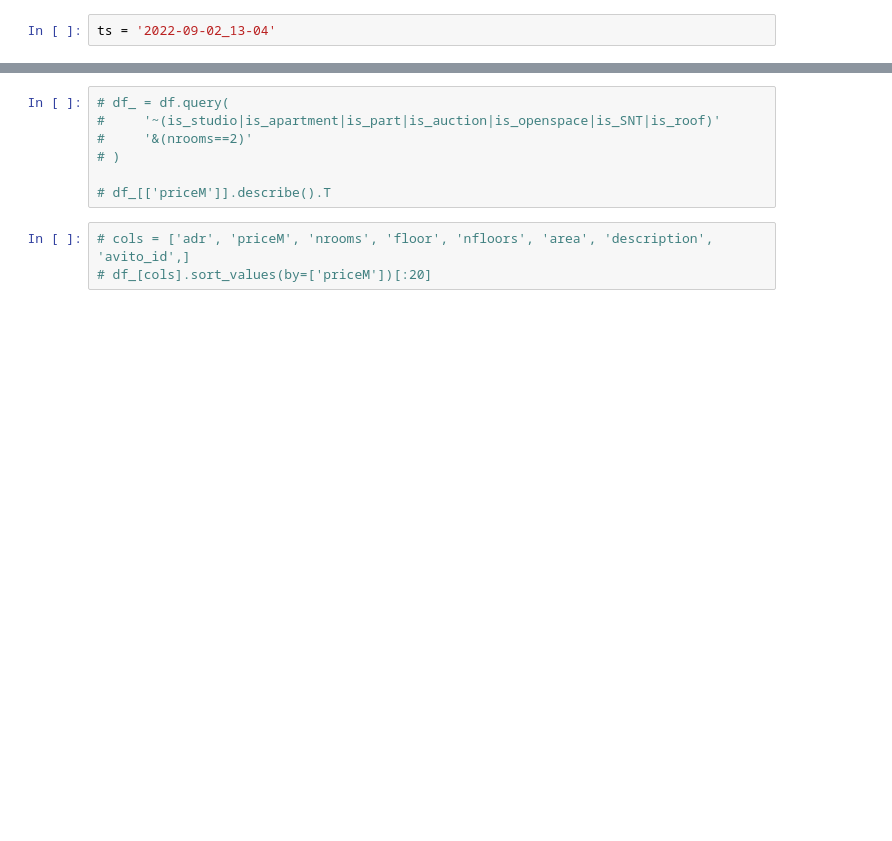
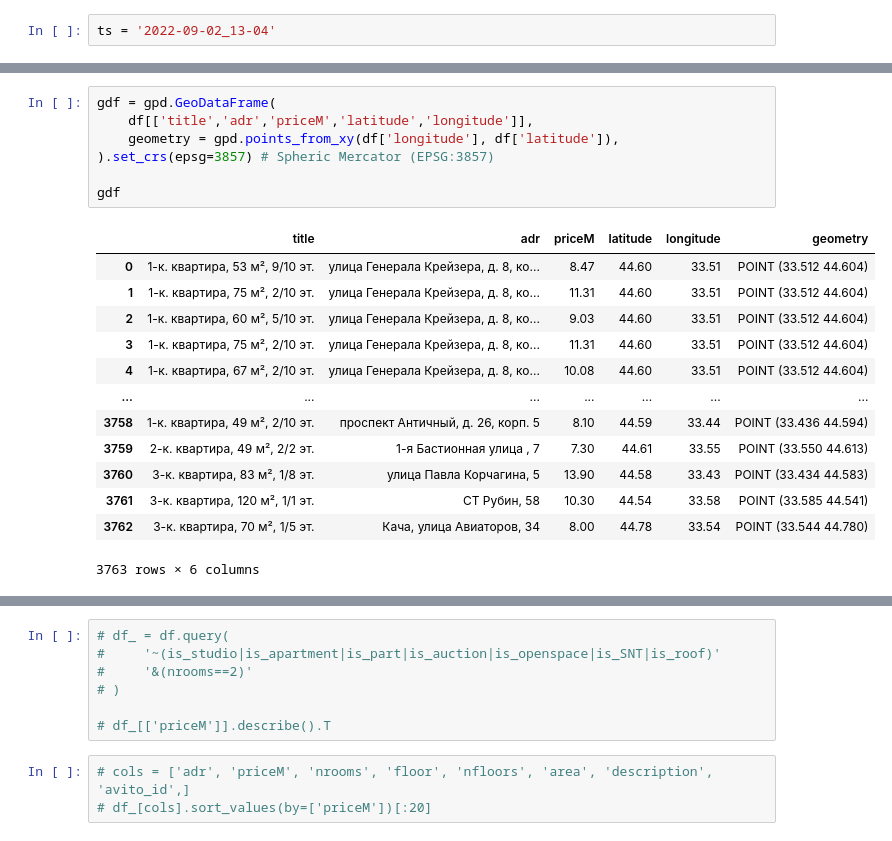
Before and after one commit to smechanoid/avito-parser, a Jupyter notebook: 03-analysis.ipynb, the cells around one changed output, grey strips where cells are left out. Cells and saved outputs as stored; diff of their text form; blank space fills up the shorter version.

```diff
--- a/03-analysis.ipynb
+++ b/03-analysis.ipynb
@@ -30,0 +27,21 @@ df.sample(3)[['title','adr','latitude','longitude','priceM']]
+# %%
+gdf = gpd.GeoDataFrame(
+    df[['title','adr','priceM','latitude','longitude']],
+    geometry = gpd.points_from_xy(df['longitude'], df['latitude']),
+).set_crs(epsg=3857) # Spheric Mercator (EPSG:3857)
+
+gdf
+# %% [output]
+|  | title | adr | priceM | latitude | longitude | geometry |
+| 0 | 1-к. квартира, 53 м², 9/10 эт. | улица Генерала Крейзера, д. 8, ко... | 8.47 | 44.60 | 33.51 | POINT (33.512 44.604) |
+| 1 | 1-к. квартира, 75 м², 2/10 эт. | улица Генерала Крейзера, д. 8, ко... | 11.31 | 44.60 | 33.51 | POINT (33.512 44.604) |
+| 2 | 1-к. квартира, 60 м², 5/10 эт. | улица Генерала Крейзера, д. 8, ко... | 9.03 | 44.60 | 33.51 | POINT (33.512 44.604) |
+| 3 | 1-к. квартира, 75 м², 2/10 эт. | улица Генерала Крейзера, д. 8, ко... | 11.31 | 44.60 | 33.51 | POINT (33.512 44.604) |
+| 4 | 1-к. квартира, 67 м², 2/10 эт. | улица Генерала Крейзера, д. 8, ко... | 10.08 | 44.60 | 33.51 | POINT (33.512 44.604) |
+| ... | ... | ... | ... | ... | ... | ... |
+| 3758 | 1-к. квартира, 49 м², 2/10 эт. | проспект Античный, д. 26, корп. 5 | 8.10 | 44.59 | 33.44 | POINT (33.436 44.594) |
+| 3759 | 2-к. квартира, 49 м², 2/2 эт. | 1-я Бастионная улица , 7 | 7.30 | 44.61 | 33.55 | POINT (33.550 44.613) |
+| 3760 | 3-к. квартира, 83 м², 1/8 эт. | улица Павла Корчагина, 5 | 13.90 | 44.58 | 33.43 | POINT (33.434 44.583) |
+| 3761 | 3-к. квартира, 120 м², 1/1 эт. | СТ Рубин, 58 | 10.30 | 44.54 | 33.58 | POINT (33.585 44.541) |
+| 3762 | 3-к. квартира, 70 м², 1/5 эт. | Кача, улица Авиаторов, 34 | 8.00 | 44.78 | 33.54 | POINT (33.544 44.780) |
+3763 rows × 6 columns
```
Also changed, not shown: parts of 23 cells of this notebook.
